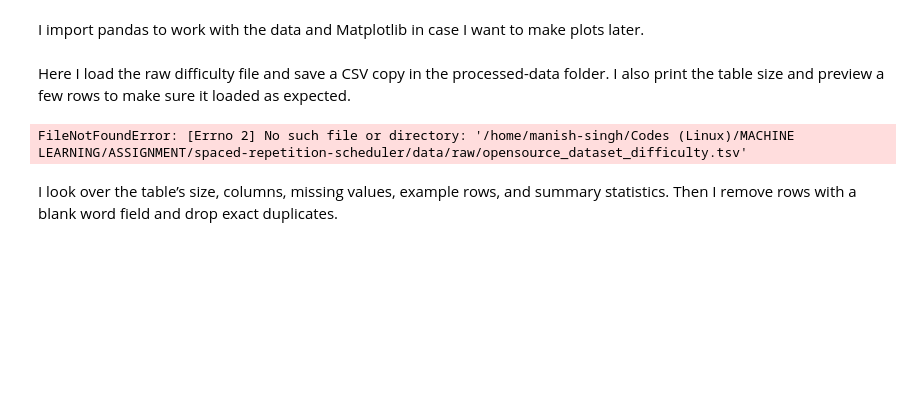
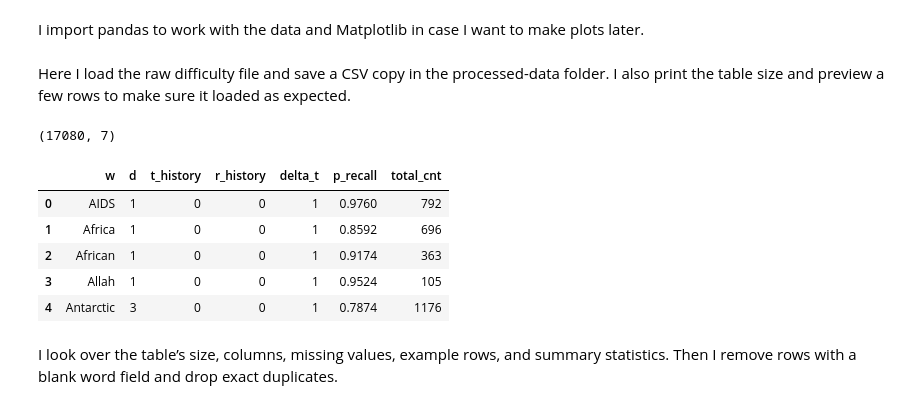
Before and after one commit to Manish-rin/Memory-Lab-Spaced-Repetition-Scheduler, a Jupyter notebook: src/data_cleaning_difficulty.ipynb, the cells around one changed output. Saved outputs shown, nothing was run; the diff lists cells and outputs as text; code cells hidden in the pictures; blank space fills up the shorter version.

Commit message:
Fix BASE_DIR path in data cleaning notebooks

```diff
--- a/src/data_cleaning_difficulty.ipynb
+++ b/src/data_cleaning_difficulty.ipynb
@@ -8,15 +8,21 @@ Here I load the raw difficulty file and save a CSV copy in the processed-data fo
 # %%
 from pathlib import Path
 
-BASE_DIR = Path("/home/manish-singh/Codes (Linux)/MACHINE LEARNING/ASSIGNMENT/spaced-repetition-scheduler")
+BASE_DIR = Path("/home/manish-singh/Codes (Linux)/MACHINE LEARNING/ASSIGNMENT/Memory Lab: spaced-repetition-scheduler")
 
 df_diff = pd.read_table(BASE_DIR / "data/raw/opensource_dataset_difficulty.tsv", sep="\t")
 df_diff.to_csv(BASE_DIR / "data/processed/difficulty.csv", index=False)
 
 print(df_diff.shape)
 df_diff.head()
 # %% [output]
-FileNotFoundError: [Errno 2] No such file or directory: '/home/manish-singh/Codes (Linux)/MACHINE LEARNING/ASSIGNMENT/spaced-repetition-scheduler/data/raw/opensource_dataset_difficulty.tsv'
+(17080, 7)
+|  | w | d | t_history | r_history | delta_t | p_recall | total_cnt |
+| 0 | AIDS | 1 | 0 | 0 | 1 | 0.9760 | 792 |
+| 1 | Africa | 1 | 0 | 0 | 1 | 0.8592 | 696 |
+| 2 | African | 1 | 0 | 0 | 1 | 0.9174 | 363 |
+| 3 | Allah | 1 | 0 | 0 | 1 | 0.9524 | 105 |
+| 4 | Antarctic | 3 | 0 | 0 | 1 | 0.7874 | 1176 |
 # %% [markdown]
 I look over the table’s size, columns, missing values, example rows, and summary statistics. Then I remove rows with a blank word field and drop exact duplicates.
 # %%
```
Also changed, not shown: 1 other file.
